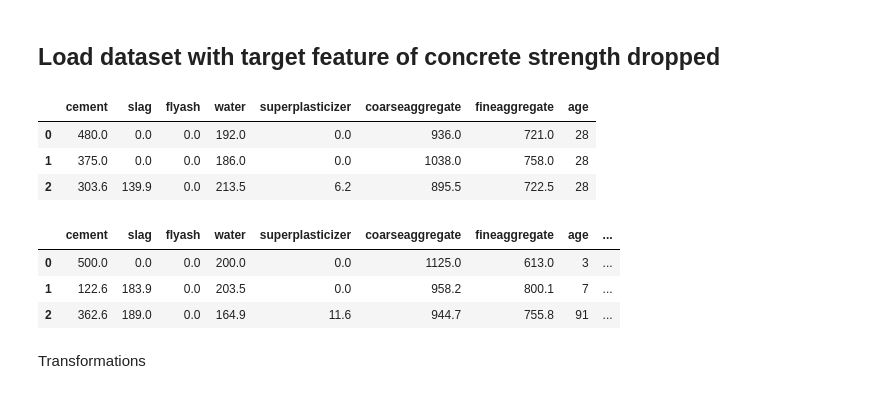
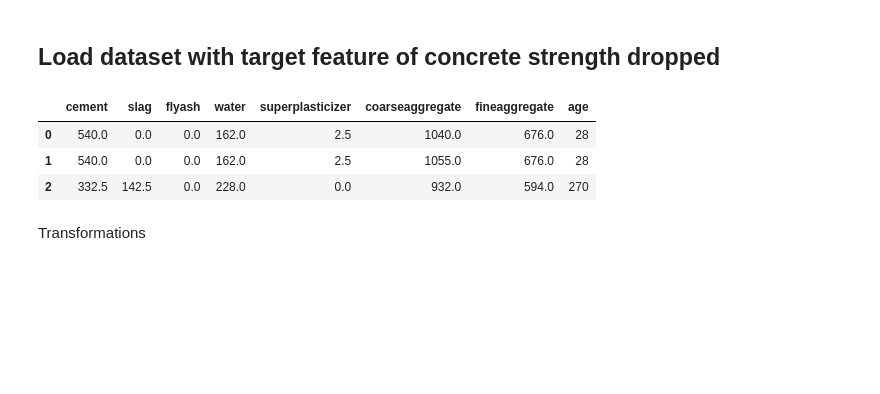
Before and after one commit to Dante-Cadiz/concrete-strength, a Jupyter notebook: jupyter_notebooks/FeatureEngineering.ipynb, the cells around one changed output. Cells and saved outputs as stored; diff of their text form; code cells hidden in the pictures; blank space fills up the shorter version.

```diff
--- a/jupyter_notebooks/FeatureEngineering.ipynb
+++ b/jupyter_notebooks/FeatureEngineering.ipynb
@@ -42,21 +42,13 @@ current_dir
 ## Load dataset with target feature of concrete strength dropped
 # %%
 import pandas as pd
-df_train = pd.read_csv("outputs/datasets/cleaned/TrainSetCleaned.csv").drop(['csMPa'], axis=1)
-df_train.head(3)
+df_new = pd.read_csv("inputs/datasets/raw/Concrete_Data_Yeh.csv").drop(['csMPa'], axis=1)
+df_new.head(3)
 # %% [output]
 |  | cement | slag | flyash | water | superplasticizer | coarseaggregate | fineaggregate | age |
-| 0 | 480.0 | 0.0 | 0.0 | 192.0 | 0.0 | 936.0 | 721.0 | 28 |
-| 1 | 375.0 | 0.0 | 0.0 | 186.0 | 0.0 | 1038.0 | 758.0 | 28 |
-| 2 | 303.6 | 139.9 | 0.0 | 213.5 | 6.2 | 895.5 | 722.5 | 28 |
+| 0 | 540.0 | 0.0 | 0.0 | 162.0 | 2.5 | 1040.0 | 676.0 | 28 |
+| 1 | 540.0 | 0.0 | 0.0 | 162.0 | 2.5 | 1055.0 | 676.0 | 28 |
+| 2 | 332.5 | 142.5 | 0.0 | 228.0 | 0.0 | 932.0 | 594.0 | 270 |
-# %%
-df_test = pd.read_csv("outputs/datasets/cleaned/TestSetCleaned.csv")
-df_test.head(3)
-# %% [output]
-|  | cement | slag | flyash | water | superplasticizer | coarseaggregate | fineaggregate | age | ... |
-| 0 | 500.0 | 0.0 | 0.0 | 200.0 | 0.0 | 1125.0 | 613.0 | 3 | ... |
-| 1 | 122.6 | 183.9 | 0.0 | 203.5 | 0.0 | 958.2 | 800.1 | 7 | ... |
-| 2 | 362.6 | 189.0 | 0.0 | 164.9 | 11.6 | 944.7 | 755.8 | 91 | ... |
 # %% [markdown]
 Transformations
 # %%
```
Also changed, not shown: parts of 11 cells of this notebook, 2 other files.
